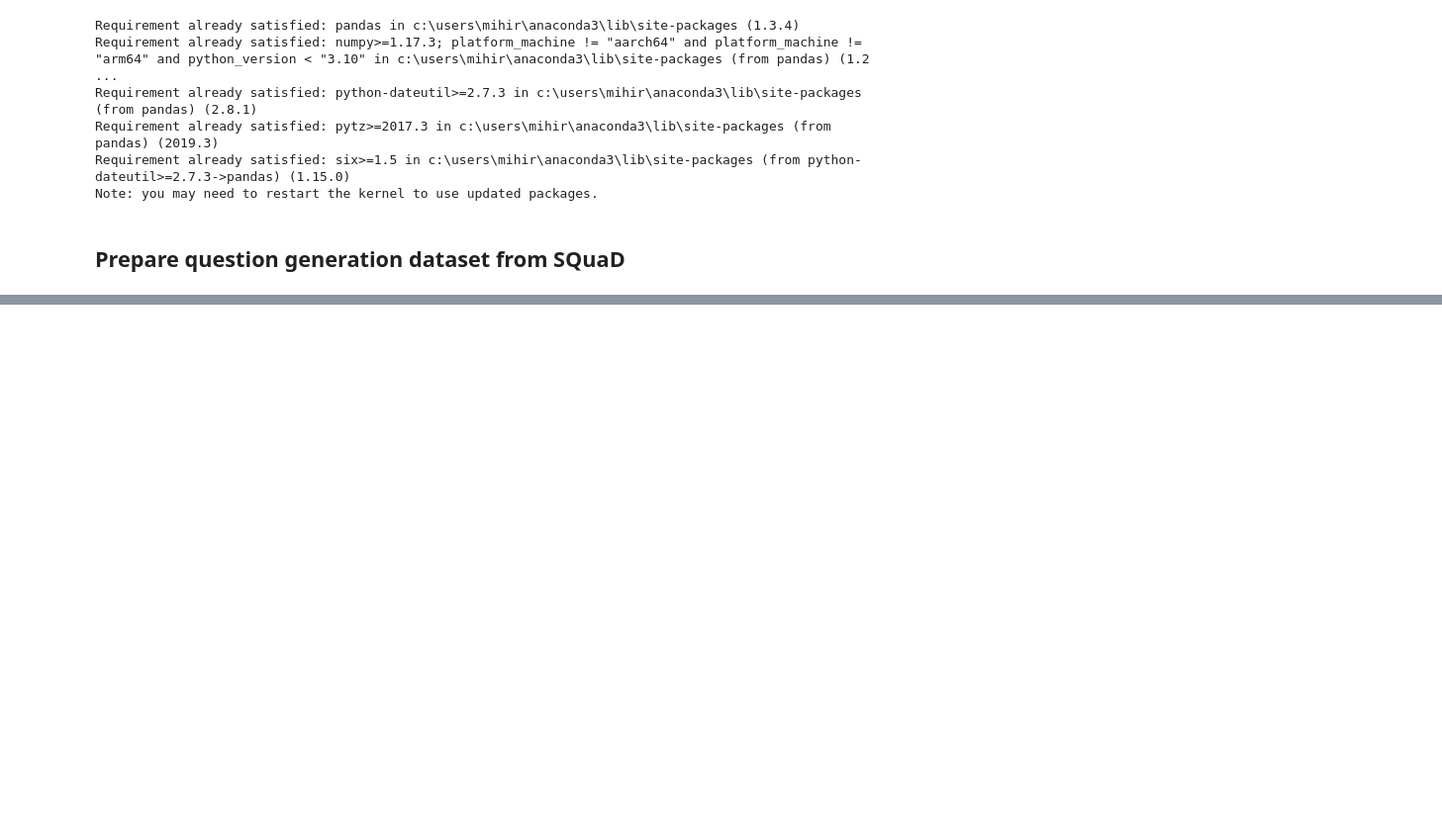
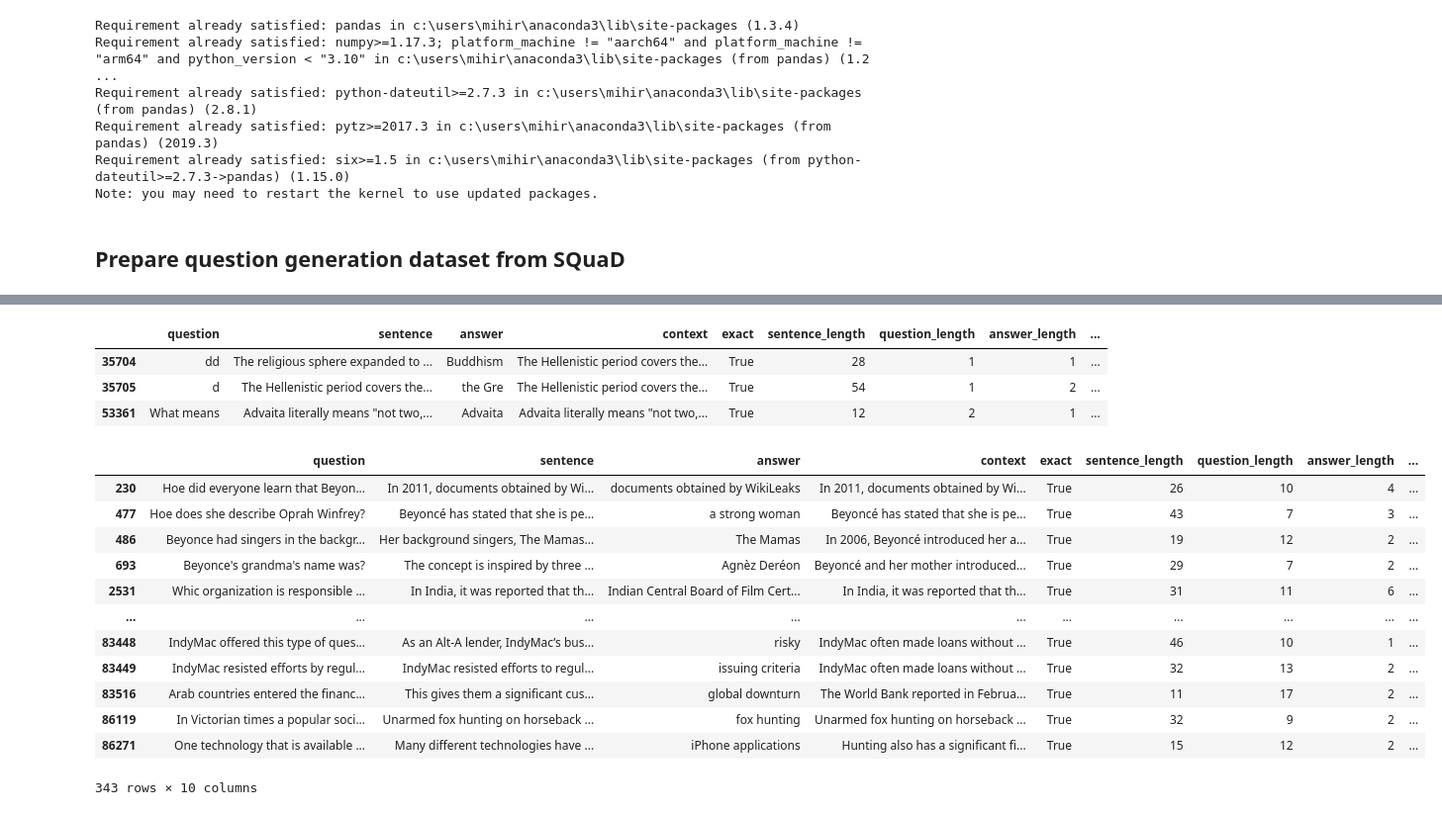
Before and after one commit to hatsumikana/MCQ-Generation, a Jupyter notebook: data/Preprocessing.ipynb, the cells around one changed output, grey strips where cells are left out. Shown at 99% size. Saved outputs shown, nothing was run; the diff lists cells and outputs as text; code cells hidden in the pictures; blank space fills up the shorter version.

```diff
--- a/data/Preprocessing.ipynb
+++ b/data/Preprocessing.ipynb
@@ -130,0 +196,7 @@ qg_df[qg_df['exact']==True].to_csv('qg_dev.csv', encoding='utf-8')
+# %%
+train_df[train_df['question_length']<3]
+# %% [output]
+|  | question | sentence | answer | context | exact | sentence_length | question_length | answer_length | ... |
+| 35704 | dd | The religious sphere expanded to ... | Buddhism | The Hellenistic period covers the... | True | 28 | 1 | 1 | ... |
+| 35705 | d | The Hellenistic period covers the... | the Gre | The Hellenistic period covers the... | True | 54 | 1 | 2 | ... |
+| 53361 | What means | Advaita literally means "not two,... | Advaita | Advaita literally means "not two,... | True | 12 | 2 | 1 | ... |
@@ -130,0 +206,16 @@ qg_df[qg_df['exact']==True].to_csv('qg_dev.csv', encoding='utf-8')
+# %%
+train_df[train_df['question_word']==False]
+# %% [output]
+|  | question | sentence | answer | context | exact | sentence_length | question_length | answer_length | ... |
+| 230 | Hoe did everyone learn that Beyon... | In 2011, documents obtained by Wi... | documents obtained by WikiLeaks | In 2011, documents obtained by Wi... | True | 26 | 10 | 4 | ... |
+| 477 | Hoe does she describe Oprah Winfrey? | Beyoncé has stated that she is pe... | a strong woman | Beyoncé has stated that she is pe... | True | 43 | 7 | 3 | ... |
+| 486 | Beyonce had singers in the backgr... | Her background singers, The Mamas... | The Mamas | In 2006, Beyoncé introduced her a... | True | 19 | 12 | 2 | ... |
+| 693 | Beyonce's grandma's name was? | The concept is inspired by three ... | Agnèz Deréon | Beyoncé and her mother introduced... | True | 29 | 7 | 2 | ... |
+| 2531 | Whic organization is responsible ... | In India, it was reported that th... | Indian Central Board of Film Cert... | In India, it was reported that th... | True | 31 | 11 | 6 | ... |
+| ... | ... | ... | ... | ... | ... | ... | ... | ... | ... |
+| 83448 | IndyMac offered this type of ques... | As an Alt-A lender, IndyMac’s bus... | risky | IndyMac often made loans without ... | True | 46 | 10 | 1 | ... |
+| 83449 | IndyMac resisted efforts by regul... | IndyMac resisted efforts to regul... | issuing criteria | IndyMac often made loans without ... | True | 32 | 13 | 2 | ... |
+| 83516 | Arab countries entered the financ... | This gives them a significant cus... | global downturn | The World Bank reported in Februa... | True | 11 | 17 | 2 | ... |
+| 86119 | In Victorian times a popular soci... | Unarmed fox hunting on horseback ... | fox hunting | Unarmed fox hunting on horseback ... | True | 32 | 9 | 2 | ... |
+| 86271 | One technology that is available ... | Many different technologies have ... | iPhone applications | Hunting also has a significant fi... | True | 15 | 12 | 2 | ... |
+343 rows × 10 columns
```
Also changed, not shown: parts of 26 cells of this notebook.
